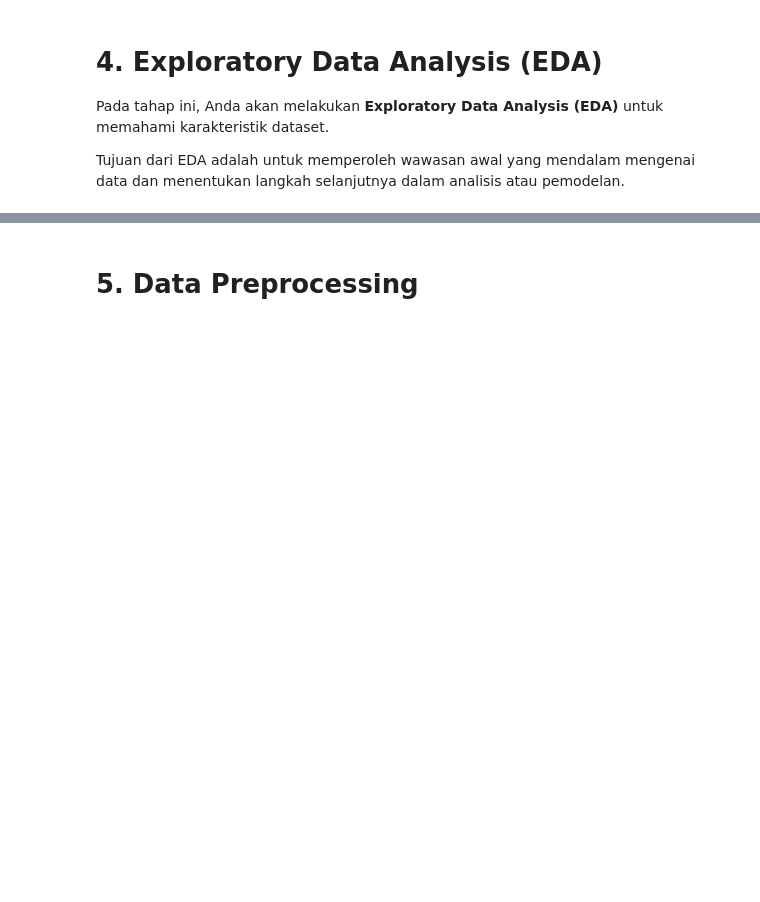
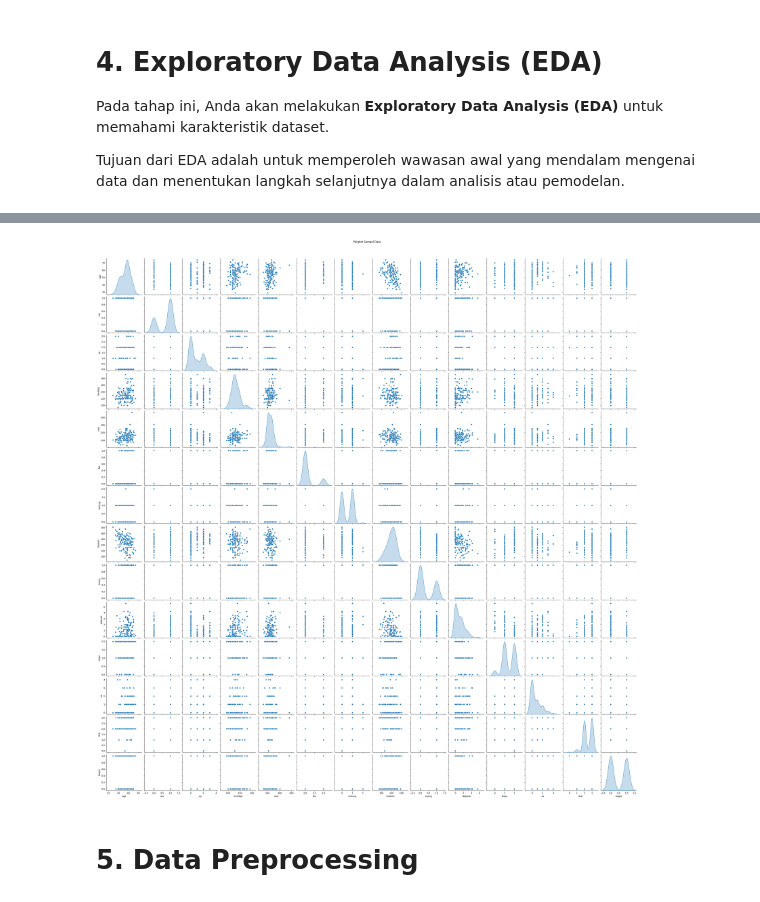
Before and after one commit to annisanchhh/Eksperimen_SML_Annisa, a Jupyter notebook: preprocessed/Eksperimen_Annisa.ipynb, the cells around one changed output, grey strips where cells are left out. Cells and saved outputs as stored; diff of their text form; code cells hidden in the pictures; blank space fills up the shorter version.

```diff
--- a/preprocessed/Eksperimen_Annisa.ipynb
+++ b/preprocessed/Eksperimen_Annisa.ipynb
@@ -29,3 +88,9 @@ Tujuan dari EDA adalah untuk memperoleh wawasan awal yang mendalam mengenai data
+# %%
+sns.pairplot(df.sample(200), diag_kind="kde")
+plt.suptitle("Pairplot Sampel Data", y=1.02)
+plt.show()
+# %% [output]
+[figure, added]
 # %% [markdown]
 # **5. Data Preprocessing**
 # %% [markdown]
```
Also changed, not shown: parts of 13 cells of this notebook, 1 other file.
